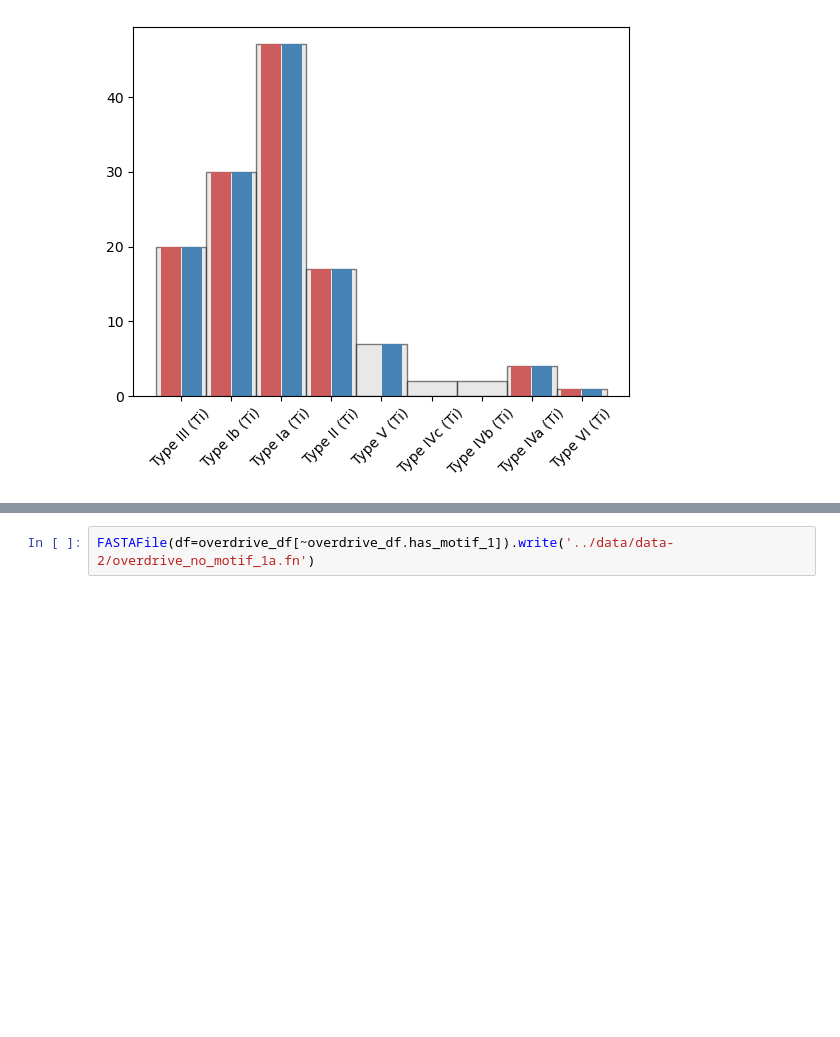
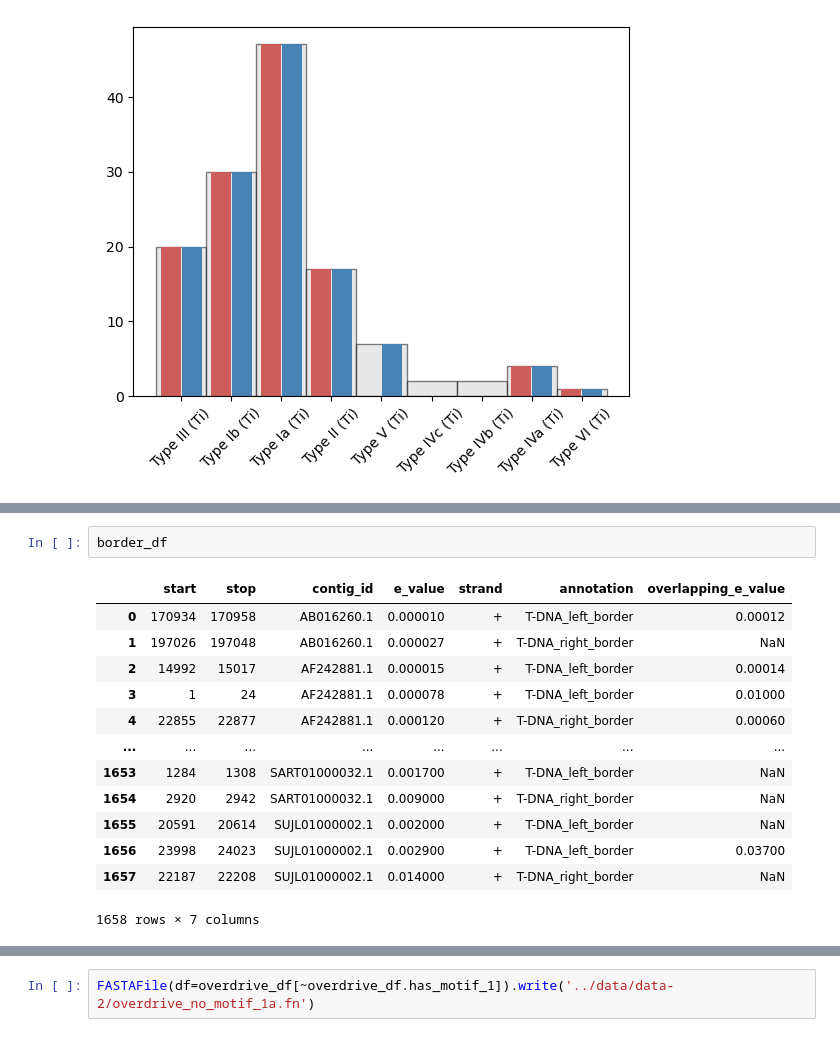
Before and after one commit to pipparichter/overdrive, a Jupyter notebook: notebooks/sandbox-2.ipynb, the cells around one changed output, grey strips where cells are left out. Drawn from its saved outputs; the diff is of its cells as text; blank space fills up the shorter version.

```diff
--- a/notebooks/sandbox-2.ipynb
+++ b/notebooks/sandbox-2.ipynb
@@ -374,0 +386,16 @@ Name: count, dtype: int64
+# %%
+border_df
+# %% [output]
+|  | start | stop | contig_id | e_value | strand | annotation | overlapping_e_value |
+| 0 | 170934 | 170958 | AB016260.1 | 0.000010 | + | T-DNA_left_border | 0.00012 |
+| 1 | 197026 | 197048 | AB016260.1 | 0.000027 | + | T-DNA_right_border | NaN |
+| 2 | 14992 | 15017 | AF242881.1 | 0.000015 | + | T-DNA_left_border | 0.00014 |
+| 3 | 1 | 24 | AF242881.1 | 0.000078 | + | T-DNA_left_border | 0.01000 |
+| 4 | 22855 | 22877 | AF242881.1 | 0.000120 | + | T-DNA_right_border | 0.00060 |
+| ... | ... | ... | ... | ... | ... | ... | ... |
+| 1653 | 1284 | 1308 | SART01000032.1 | 0.001700 | + | T-DNA_left_border | NaN |
+| 1654 | 2920 | 2942 | SART01000032.1 | 0.009000 | + | T-DNA_right_border | NaN |
+| 1655 | 20591 | 20614 | SUJL01000002.1 | 0.002000 | + | T-DNA_left_border | NaN |
+| 1656 | 23998 | 24023 | SUJL01000002.1 | 0.002900 | + | T-DNA_left_border | 0.03700 |
+| 1657 | 22187 | 22208 | SUJL01000002.1 | 0.014000 | + | T-DNA_right_border | NaN |
+1658 rows × 7 columns
```
Also changed, not shown: parts of 10 cells of this notebook, 5 other files.
